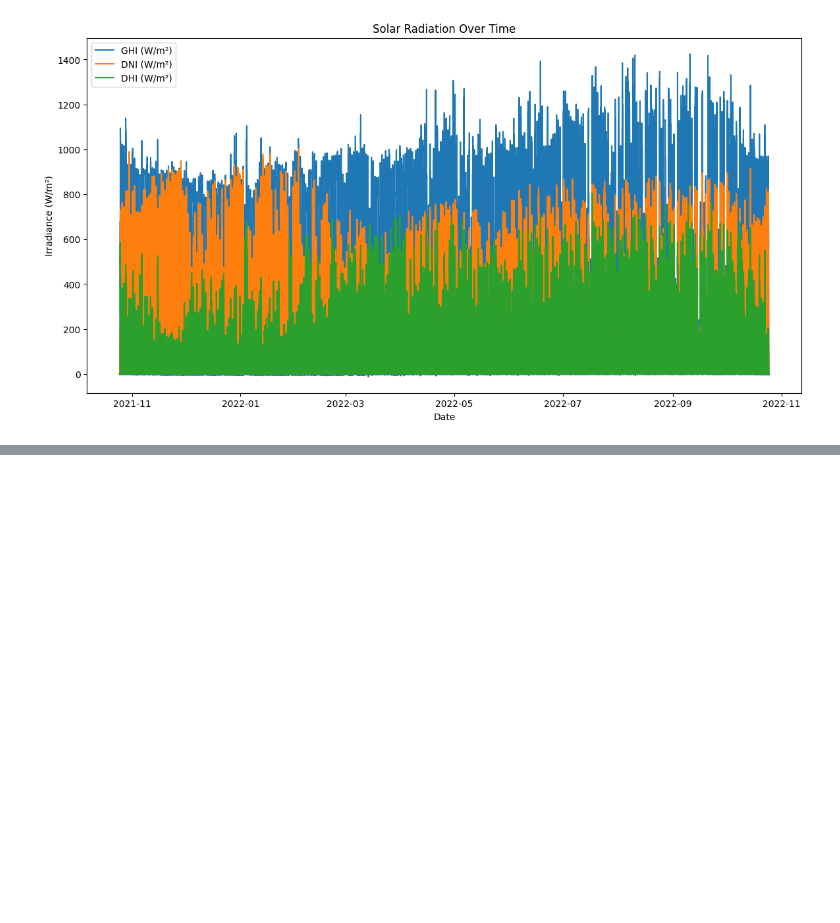
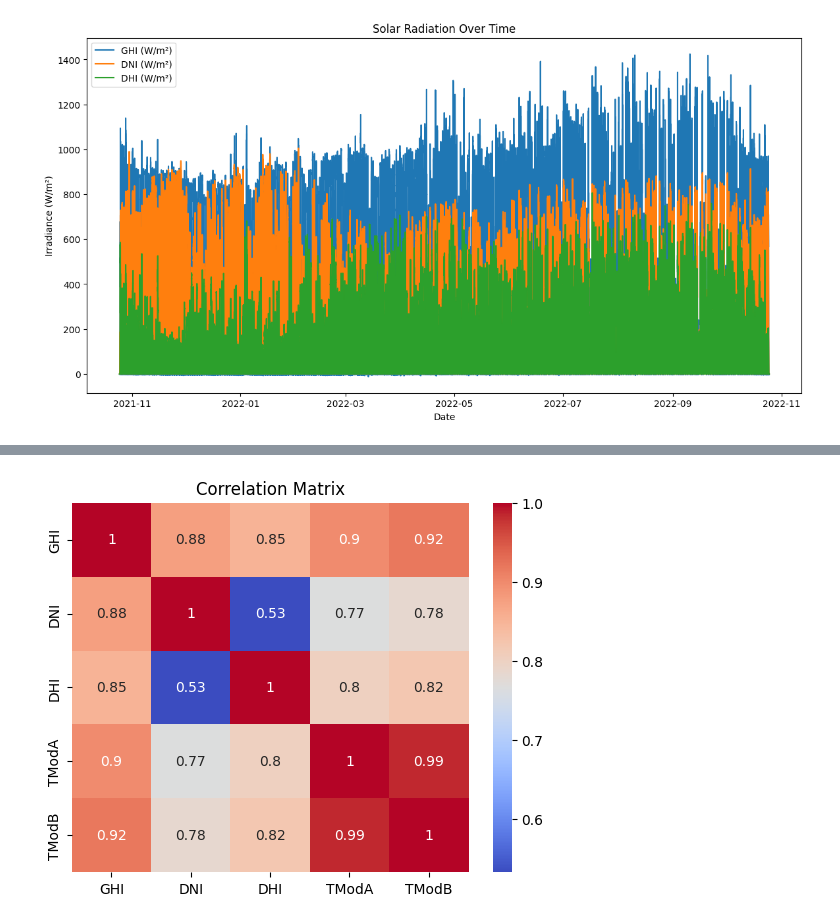
Before and after one commit to Beki78/Solar-Radiation-Measurement-Analysis, a Jupyter notebook: notebooks/solar_radation.ipynb, the cells around one changed output, grey strips where cells are left out. Cells and saved outputs as stored; diff of their text form; code cells hidden in the pictures; blank space fills up the shorter version.

```diff
--- a/notebooks/solar_radation.ipynb
+++ b/notebooks/solar_radation.ipynb
@@ -272,0 +313,8 @@ plt.show()
+# %%
+
+correlation_matrix = togo[['GHI', 'DNI', 'DHI', 'TModA', 'TModB']].corr()
+sns.heatmap(correlation_matrix, annot=True, cmap='coolwarm')
+plt.title('Correlation Matrix')
+plt.show()
+# %% [output]
+[figure, added]
```
Also changed, not shown: parts of 7 cells of this notebook.
